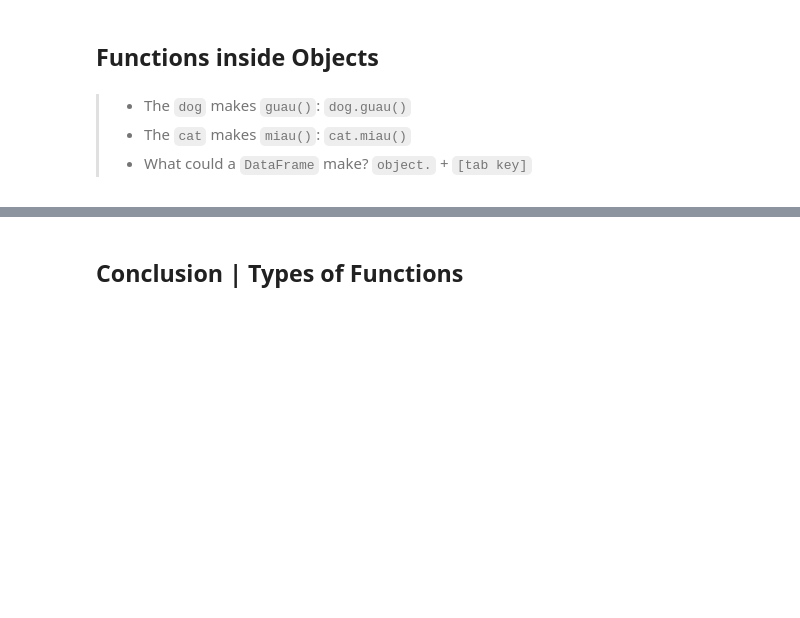
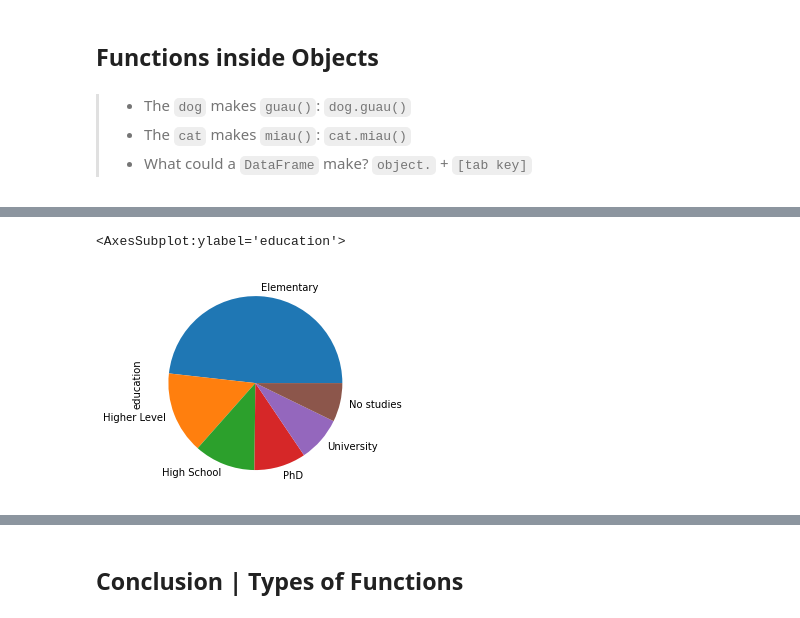
Before and after one commit to suarezpaz/machine-learning-program, a Jupyter notebook: #01. Data Tables & Basic Concepts of Programming/01session.ipynb, the cells around one changed output, grey strips where cells are left out. Saved outputs shown, nothing was run; the diff lists cells and outputs as text; code cells hidden in the pictures; blank space fills up the shorter version.

```diff
--- a/#01. Data Tables & Basic Concepts of Programming/01session.ipynb
+++ b/#01. Data Tables & Basic Concepts of Programming/01session.ipynb
@@ -387,0 +488,5 @@ pepa = pandas.read_excel(io = 'internet_usage_spain.xlsx', sheet_name=1)
+# %%
+pepa.education.value_counts().plot(kind='pie')
+# %% [output]
+<AxesSubplot:ylabel='education'>
+[figure, added]
```
Also changed, not shown: parts of 70 cells of this notebook, 2 other files.
